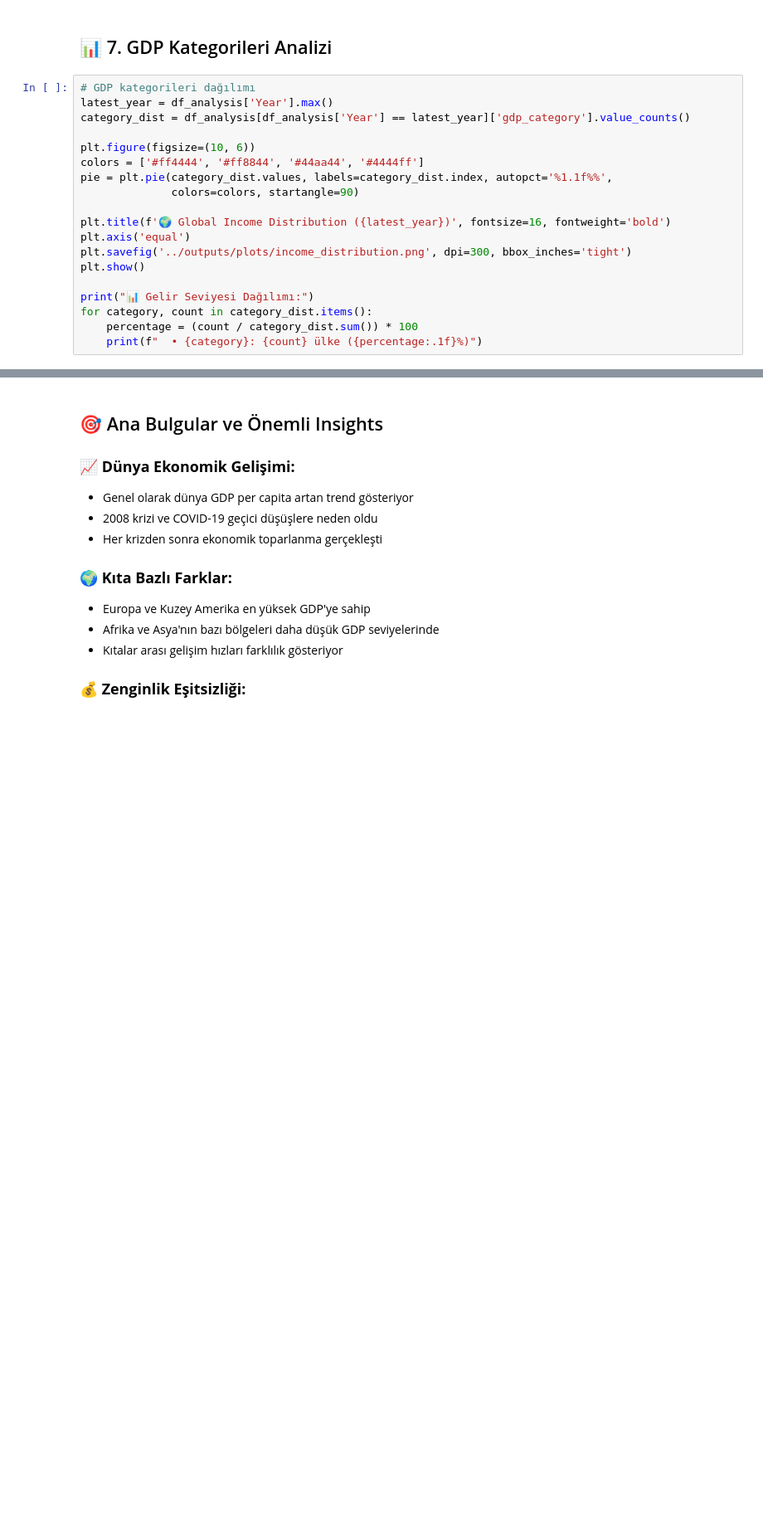
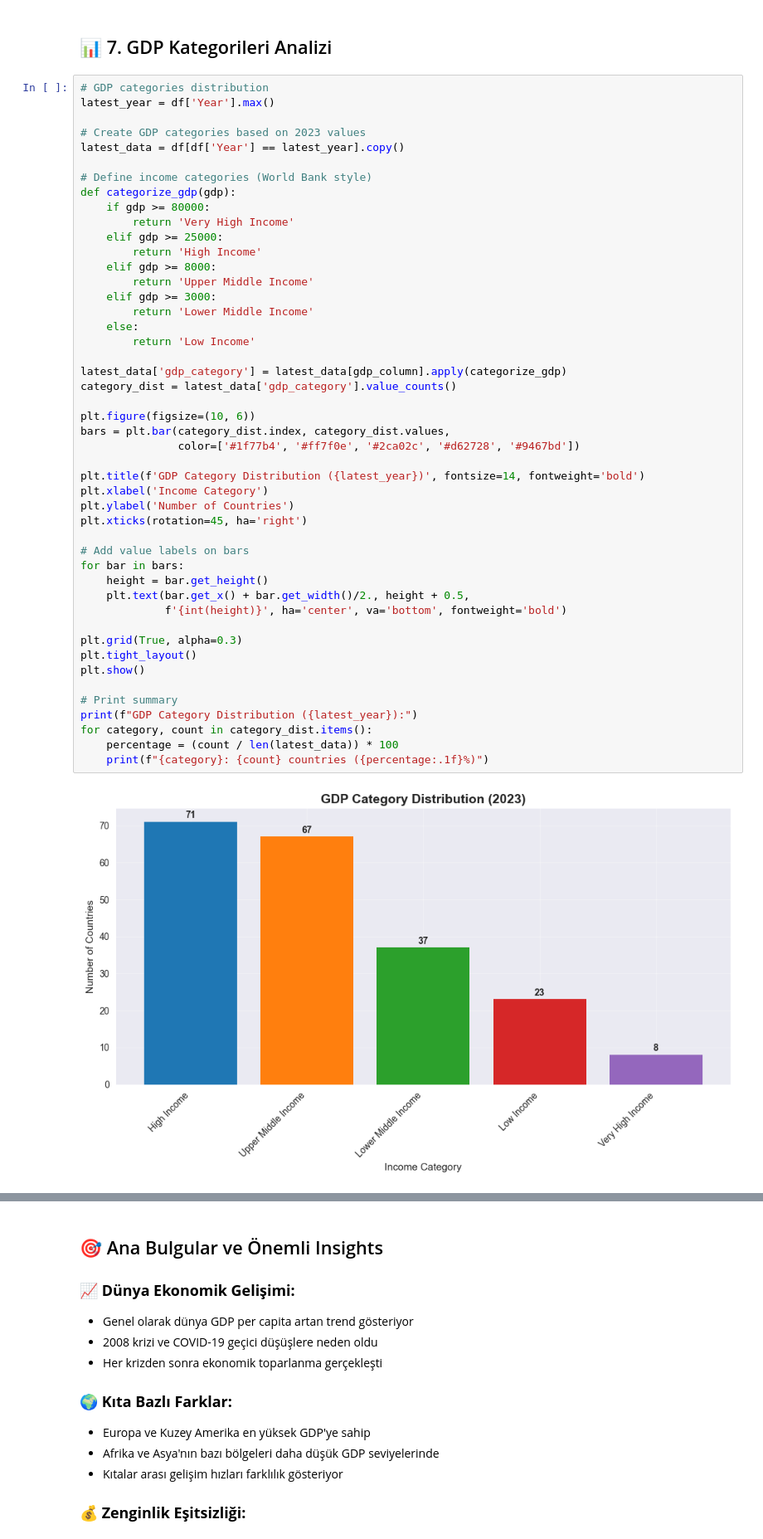
Before and after one commit to xcan16/global-gdp-analysis-1990-2023, a Jupyter notebook: notebooks/02_eda_analysis.ipynb, the cells around one changed output, grey strips where cells are left out. Shown: that part at 83% size. Saved outputs shown, nothing was run; the diff lists cells and outputs as text; blank space fills up the shorter version.

```diff
--- a/notebooks/02_eda_analysis.ipynb
+++ b/notebooks/02_eda_analysis.ipynb
@@ -696,21 +832,51 @@ plot_inequality_trends(inequality_data, save_path='../outputs/plots/inequality_t
 # %% [markdown]
 ## 📊 7. GDP Kategorileri Analizi
 # %%
-# GDP kategorileri dağılımı
-latest_year = df_analysis['Year'].max()
-category_dist = df_analysis[df_analysis['Year'] == latest_year]['gdp_category'].value_counts()
+# GDP categories distribution
+latest_year = df['Year'].max()
+
+# Create GDP categories based on 2023 values
+latest_data = df[df['Year'] == latest_year].copy()
+
+# Define income categories (World Bank style)
+def categorize_gdp(gdp):
+    if gdp >= 80000:
+        return 'Very High Income'
+    elif gdp >= 25000:
+        return 'High Income'
+    elif gdp >= 8000:
+        return 'Upper Middle Income'
+    elif gdp >= 3000:
+        return 'Lower Middle Income'
+    else:
+        return 'Low Income'
+
+latest_data['gdp_category'] = latest_data[gdp_column].apply(categorize_gdp)
+category_dist = latest_data['gdp_category'].value_counts()
 
 plt.figure(figsize=(10, 6))
-colors = ['#ff4444', '#ff8844', '#44aa44', '#4444ff']
-pie = plt.pie(category_dist.values, labels=category_dist.index, autopct='%1.1f%%',
-              colors=colors, startangle=90)
+bars = plt.bar(category_dist.index, category_dist.values,
+               color=['#1f77b4', '#ff7f0e', '#2ca02c', '#d62728', '#9467bd'])
 
-plt.title(f'🌍 Global Income Distribution ({latest_year})', fontsize=16, fontweight='bold')
-plt.axis('equal')
-plt.savefig('../outputs/plots/income_distribution.png', dpi=300, bbox_inches='tight')
+plt.title(f'GDP Category Distribution ({latest_year})', fontsize=14, fontweight='bold')
+plt.xlabel('Income Category')
+plt.ylabel('Number of Countries')
+plt.xticks(rotation=45, ha='right')
+
+# Add value labels on bars
+for bar in bars:
+    height = bar.get_height()
+    plt.text(bar.get_x() + bar.get_width()/2., height + 0.5,
+             f'{int(height)}', ha='center', va='bottom', fontweight='bold')
+
+plt.grid(True, alpha=0.3)
+plt.tight_layout()
 plt.show()
 
-print("📊 Gelir Seviyesi Dağılımı:")
+# Print summary
+print(f"GDP Category Distribution ({latest_year}):")
 for category, count in category_dist.items():
-    percentage = (count / category_dist.sum()) * 100
-    print(f"  • {category}: {count} ülke ({percentage:.1f}%)")
+    percentage = (count / len(latest_data)) * 100
+    print(f"{category}: {count} countries ({percentage:.1f}%)")
+# %% [output]
+[figure, added]
```
Also changed, not shown: parts of 21 cells of this notebook, 1 other file.
